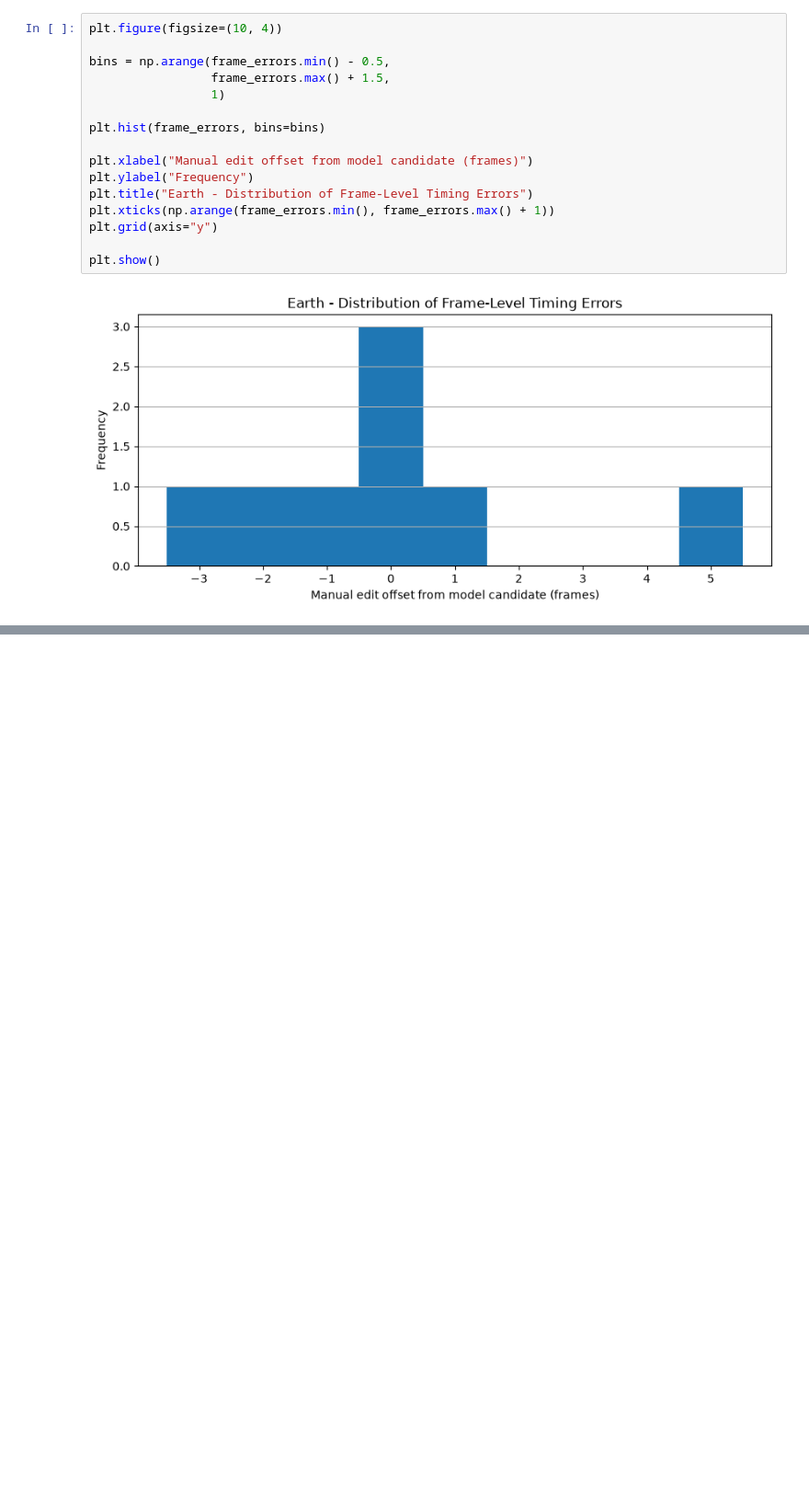
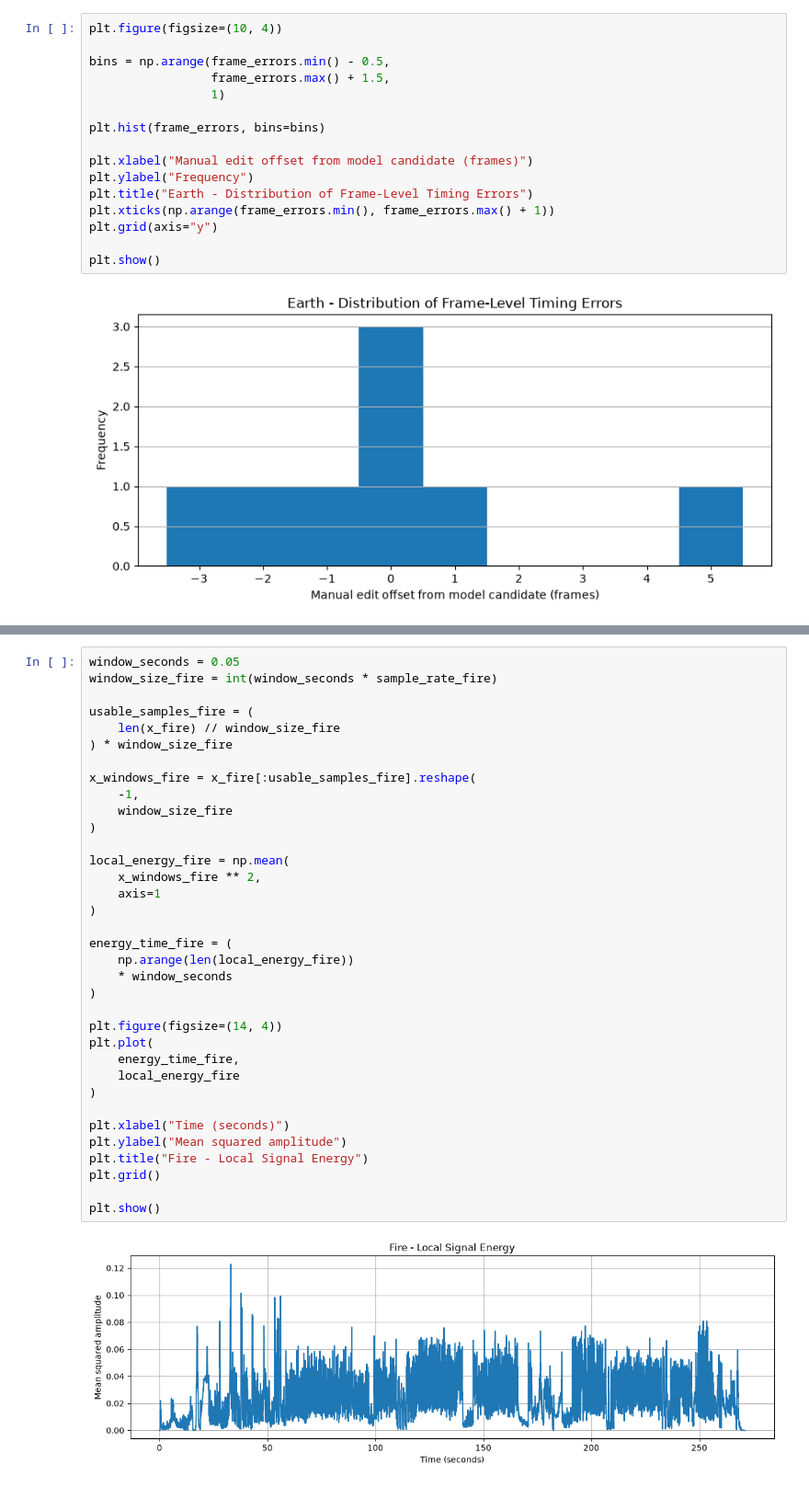
Before and after one commit to sradev81/Hidden-Pulse, a Jupyter notebook: hidden_pulse_analysis.ipynb, the cells around one changed output, grey strips where cells are left out. Shown at 92% size. Cells and saved outputs as stored; diff of their text form; blank space fills up the shorter version.

```diff
--- a/hidden_pulse_analysis.ipynb
+++ b/hidden_pulse_analysis.ipynb
@@ -717,0 +822,37 @@ plt.show()
+# %%
+window_seconds = 0.05
+window_size_fire = int(window_seconds * sample_rate_fire)
+
+usable_samples_fire = (
+    len(x_fire) // window_size_fire
+) * window_size_fire
+
+x_windows_fire = x_fire[:usable_samples_fire].reshape(
+    -1,
+    window_size_fire
+)
+
+local_energy_fire = np.mean(
+    x_windows_fire ** 2,
+    axis=1
+)
+
+energy_time_fire = (
+    np.arange(len(local_energy_fire))
+    * window_seconds
+)
+
+plt.figure(figsize=(14, 4))
+plt.plot(
+    energy_time_fire,
+    local_energy_fire
+)
+
+plt.xlabel("Time (seconds)")
+plt.ylabel("Mean squared amplitude")
+plt.title("Fire - Local Signal Energy")
+plt.grid()
+
+plt.show()
+# %% [output]
+[figure, added]
```
Also changed, not shown: parts of 20 cells of this notebook, 3 other files.
